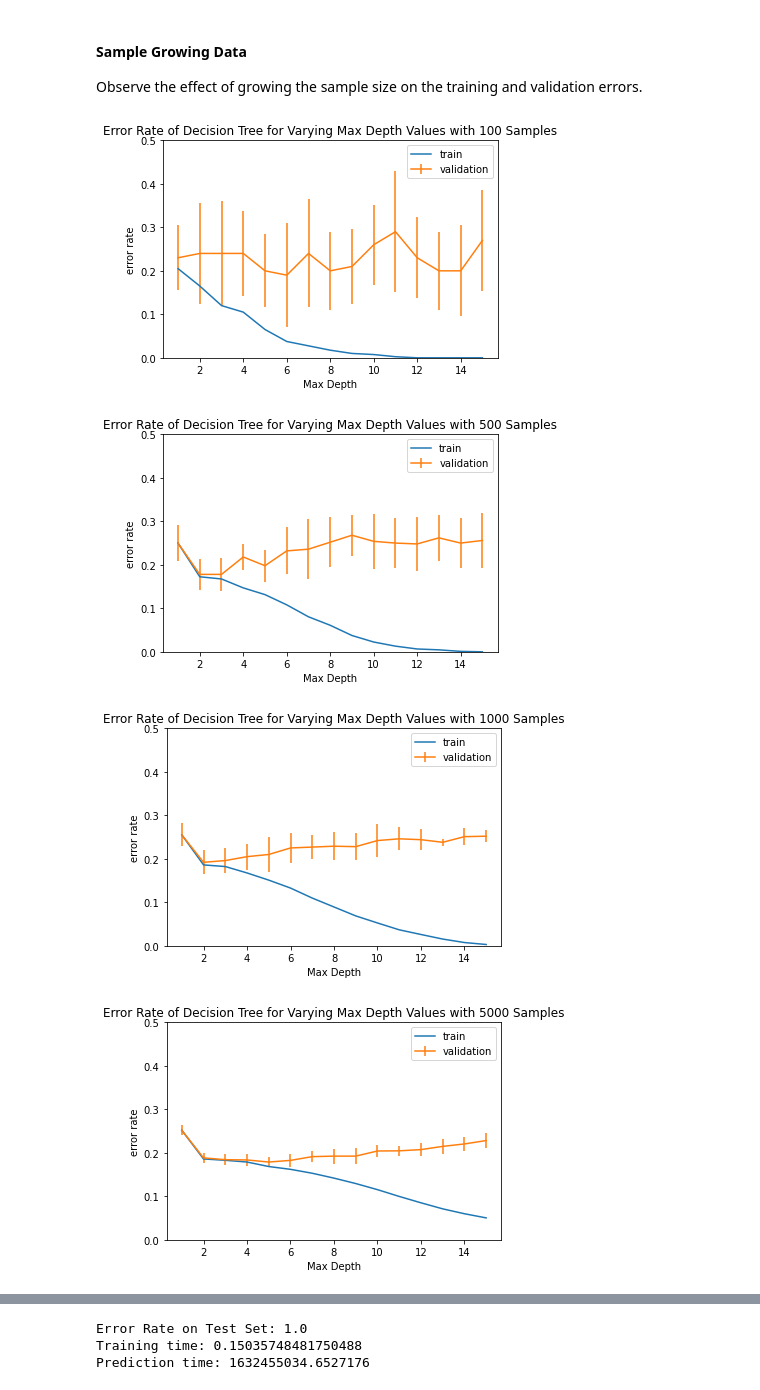
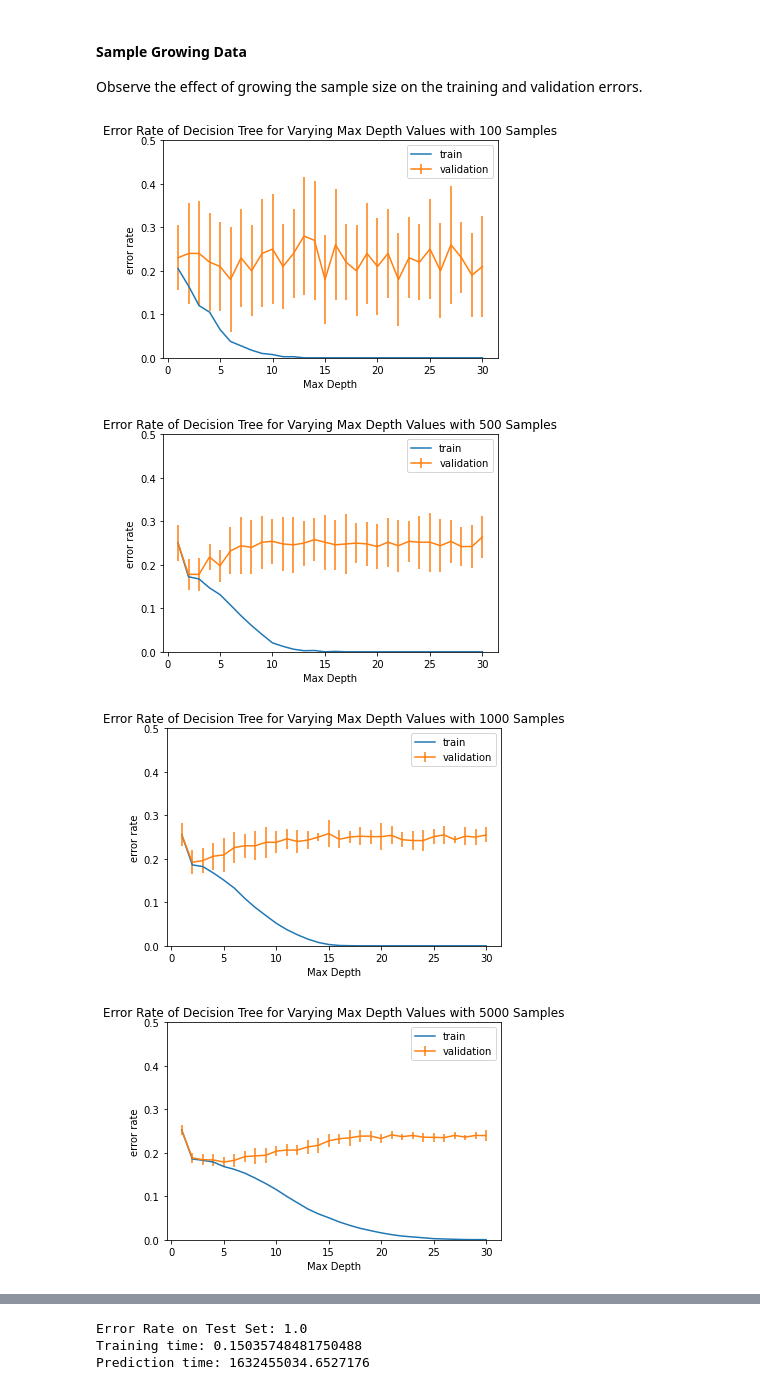
Before and after one commit to chrismartel/COMP551, a Jupyter notebook: adult_salary.ipynb, the cells around one changed output, grey strips where cells are left out. Cells and saved outputs as stored; diff of their text form; code cells hidden in the pictures.

```diff
--- a/adult_salary.ipynb
+++ b/adult_salary.ipynb
@@ -210,7 +228,7 @@ Method that allows to select the K most important features of a dataset, feature
 We will select the 10 most important features.
 # %%
 from sklearn.feature_selection import SelectKBest, chi2
-fs = SelectKBest(score_func=chi2, k=10)
+fs = SelectKBest(score_func=chi2, k=100)
 fs.fit(x_train, y_train)
 x_train = fs.transform(x_train)
 
@@ -227,7 +245,7 @@ from sklearn.neighbors import KNeighborsClassifier
 L = 5
 
 # range of number of nearest neighbors (K)
-K_list = range(1,16) # [1,2,...,15]
+K_list = range(1,31) # [1,2,...,30]
 # %% [markdown]
 #### Cross-Validation
 # %%
@@ -308,27 +324,24 @@ Prediction time: 1632452156.7046766
 # %%
 from sklearn.tree import DecisionTreeClassifier
 
-# number of folds for L-fold cross-validation
-L = 5
-
 # Maximum tree depth hyper-parameter
-max_d_list = list(range(1,16)) #1-15
+max_depth_list = list(range(1,31)) #1-30
 
 # Minimum samples per leaf parameter
-min_samples_per_leaves_list = list(range(1,16)) #1-10
+min_samples_per_leaf_list = list(range(1,101)) #1-100
 # %% [markdown]
 ### For Maximum Depth Parameter
 # %% [markdown]
 #### Cross-Validation
 # %%
 # decision tree cross-validation on full dataset
-err_val_matrix, err_train_matrix = my_validation.dt_cross_validation_max_depth(x_train, y_train, max_d_list, L, my_validation.error_rate)
+err_val_matrix, err_train_matrix = my_validation.dt_cross_validation(x_train, y_train, max_depth_list=max_depth_list, L=L, validation_metric_fn=my_validation.error_rate)
 err_val_means = np.mean(err_val_matrix, axis=1)
 
 # Visualize
 plt.title('Error Rate of Decision Tree for Different Maximum Depth Values with Full Dataset')
-plt.plot(max_d_list, np.mean(err_train_matrix, axis=1),  label='train')
-plt.errorbar(max_d_list, err_val_means, np.std(err_val_matrix, axis=1), label='validation')
+plt.plot(max_depth_list, np.mean(err_train_matrix, axis=1),  label='train')
+plt.errorbar(max_depth_list, err_val_means, np.std(err_val_matrix, axis=1), label='validation')
 plt.legend()
 plt.xlabel('Maximum Depth')
 plt.ylabel('Error Rate')
@@ -336,6 +349,6 @@ plt.ylim(0,0.5)
 plt.show()
 
 # The best K parameter is the one providing the smallest error rate
-Best_max_depth = max_d_list[np.argmin(err_val_means)]
-print("Best max depth parameter: {k}".format(k=Best_max_depth))
+best_max_depth = max_depth_list[np.argmin(err_val_means)]
+print("Best max depth parameter: {k}".format(k=best_max_depth))
 # %% [output]
@@ -347,30 +359,27 @@ Best max depth parameter: 7
 Observe the effect of growing the sample size on the training and validation errors.
 # %%
 sizes = [100, 500, 1000, 5000]
-
-# Max depth range list
-max_d_list = range(1,16)
 
 for s in sizes:
     # select s random samples from train dataset
     x_subset, y_subset = x_train[inds[:s]], y_train[inds[:s]]
 
     # apply cross validation to get validation and train accuracy matrices
-    err_val_matrix, err_train_matrix = my_validation.dt_cross_validation_max_depth(x_subset, y_subset, max_d_list, L, my_validation.error_rate)
+    err_val_matrix, err_train_matrix = my_validation.dt_cross_validation(x_subset, y_subset, max_depth_list=max_depth_list, L=L, validation_metric_fn=my_validation.error_rate)
 
     err_val_means = np.mean(err_val_matrix, axis=1)
 
     plt.title('Error Rate of Decision Tree for Varying Max Depth Values with {size} Samples'.format(size = s))
-    plt.plot(max_d_list, np.mean(err_train_matrix, axis=1),  label='train')
-    plt.errorbar(max_d_list, err_val_means, np.std(err_val_matrix, axis=1), label='validation')
+    plt.plot(max_depth_list, np.mean(err_train_matrix, axis=1),  label='train')
+    plt.errorbar(max_depth_list, err_val_means, np.std(err_val_matrix, axis=1), label='validation')
     plt.legend()
     plt.xlabel('Max Depth')
     plt.ylabel('error rate')
     plt.ylim(0,0.5)
     plt.show()
 # %% [output]
-[figure, old version]
+[figure, new version]
-[figure, old version]
+[figure, new version]
-[figure, old version]
+[figure, new version]
-[figure, old version]
+[figure, new version]
 # %% [markdown]
```
Also changed, not shown: parts of 14 cells of this notebook.
